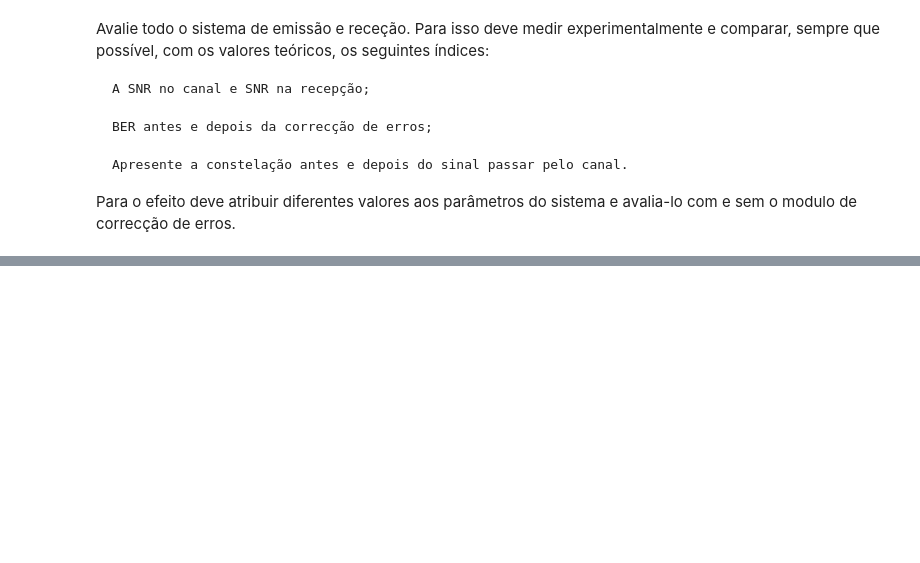
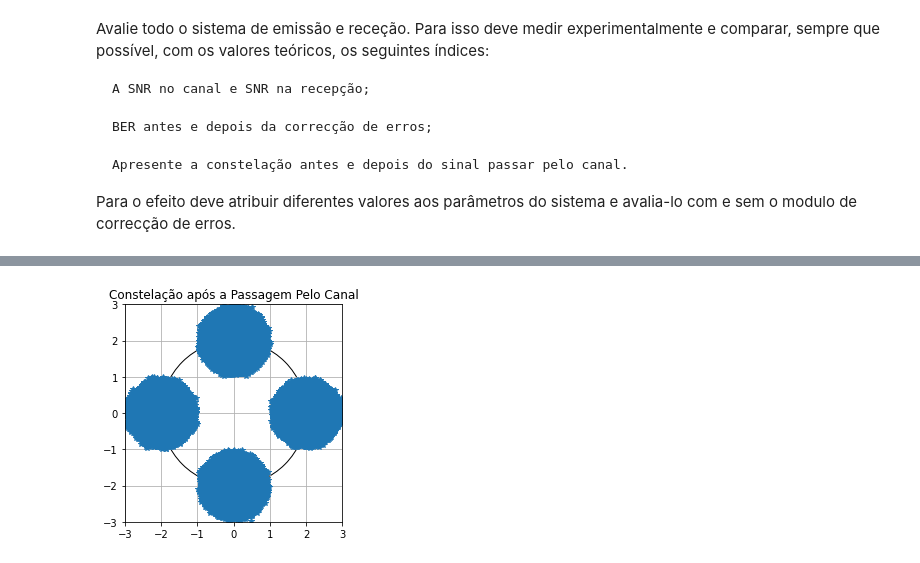
Before and after one commit to Henrique060/CPS_TPs_2022, a Jupyter notebook: TP2/cps202223_Trab2_ParteA.ipynb, the cells around one changed output, grey strips where cells are left out. Saved outputs shown, nothing was run; the diff lists cells and outputs as text; code cells hidden in the pictures; blank space fills up the shorter version.

```diff
--- a/TP2/cps202223_Trab2_ParteA.ipynb
+++ b/TP2/cps202223_Trab2_ParteA.ipynb
@@ -190,0 +468,27 @@ Para o efeito deve atribuir diferentes valores aos parâmetros do sistema e aval
+# %%
+# Passagem pelo Canal AWGN
+
+pot_noise = 0.8
+
+img_aposcanal = awgn(indices_modulados, pot_noise)
+
+# SNR de Comunicação na banda do sinal
+Sr = np.sum((img_aposcanal**2) / len(img_aposcanal))
+SNRc = Sr / pot_noise
+# %%
+#Desmodulação
+
+indices_desmodulados, x_desmod, y_desmod = desmod_QPSK(img_aposcanal, P = 8)
+fig = plt.figure()
+ax = fig.add_subplot(111)
+plt.plot(x_desmod, y_desmod, '*')
+circle = plt.Circle((0,0), np.sqrt(Eb), fill=False)
+ax.add_patch(circle)
+plt.title("Constelação após a Passagem Pelo Canal")
+plt.xlim(-3,3)
+plt.ylim(-3,3)
+ax.set_aspect("equal", adjustable="box")
+plt.grid()
+plt.show()
+# %% [output]
+[figure, added]
```
Also changed, not shown: parts of 21 cells of this notebook, 1 other file.
